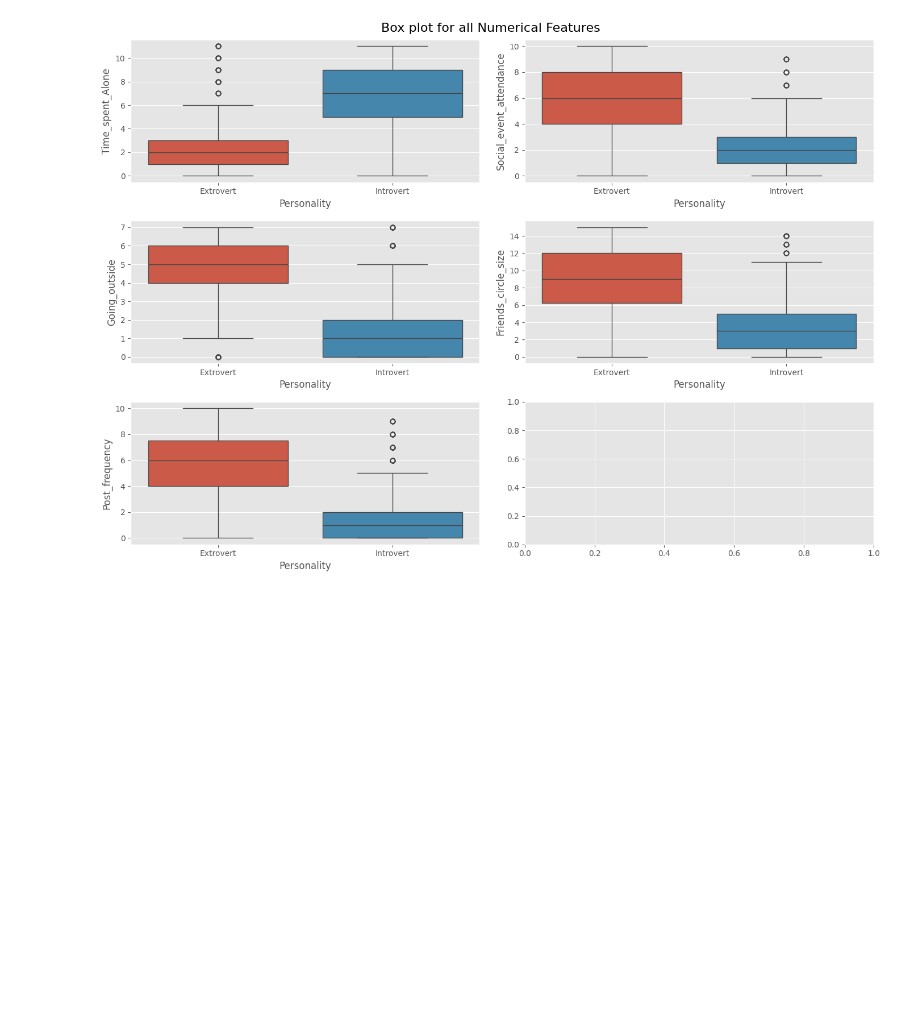
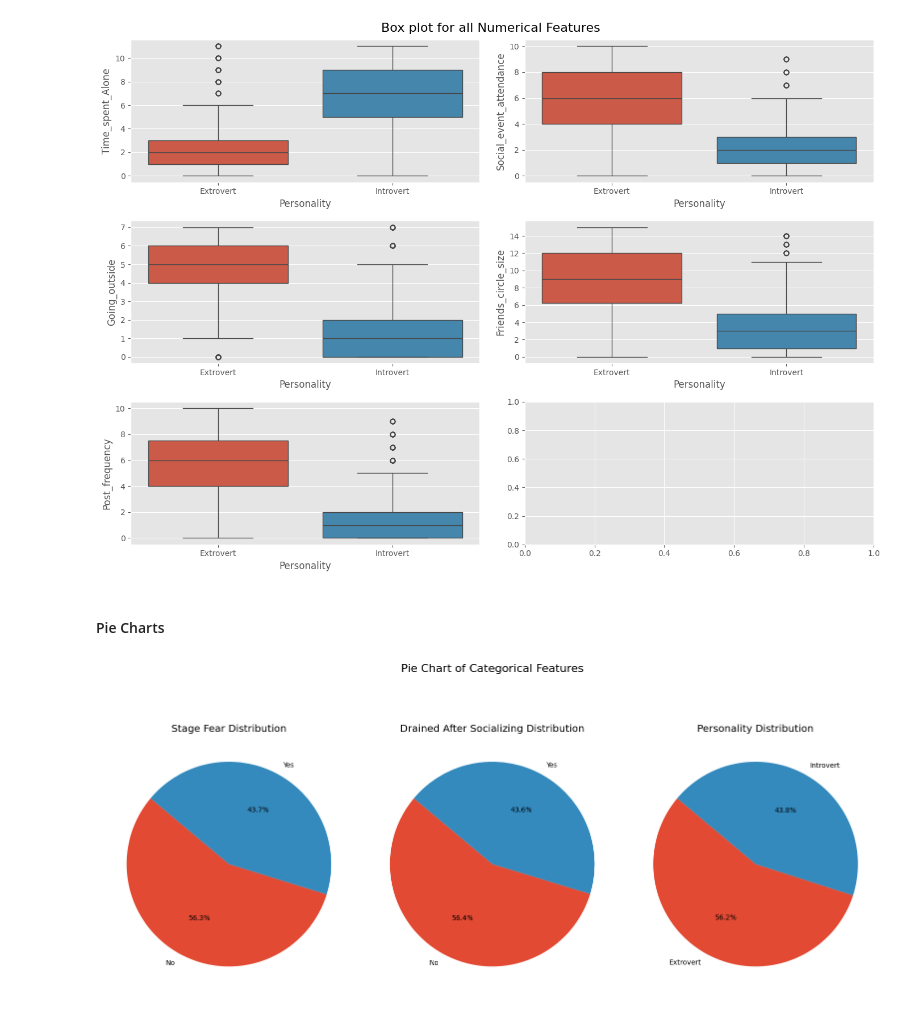
Before and after one commit to AnubhavYadavBCA25/Introvert-vs-Extrovert-Classification-Project, a Jupyter notebook: notebook/EDA.ipynb, the cells around one changed output. Drawn from its saved outputs; the diff is of its cells as text; code cells hidden in the pictures; blank space fills up the shorter version.

```diff
--- a/notebook/EDA.ipynb
+++ b/notebook/EDA.ipynb
@@ -215,3 +215,24 @@ sns.boxplot(data=df, x='Personality', y='Post_frequency', hue='Personality', ax=
 plt.tight_layout()
 # %% [output]
 [figure]
+# %% [markdown]
+#### Pie Charts
+# %%
+plt.figure(figsize=(16, 8))
+plt.suptitle('Pie Chart of Categorical Features', fontsize=16)
+
+plt.subplot(1,3,1)
+plt.pie(df['Stage_fear'].value_counts(), labels=df['Stage_fear'].value_counts().index, autopct='%1.1f%%', startangle=140)
+plt.title('Stage Fear Distribution')
+
+plt.subplot(1,3,2)
+plt.pie(df['Drained_after_socializing'].value_counts(), labels=df['Drained_after_socializing'].value_counts().index, autopct='%1.1f%%', startangle=140)
+plt.title('Drained After Socializing Distribution')
+
+plt.subplot(1,3,3)
+plt.pie(df['Personality'].value_counts(), labels=df['Personality'].value_counts().index, autopct='%1.1f%%', startangle=140)
+plt.title('Personality Distribution')
+
+plt.tight_layout()
+# %% [output]
+[figure, added]
```
Also changed, not shown: parts of 14 cells of this notebook, 5 other files.
